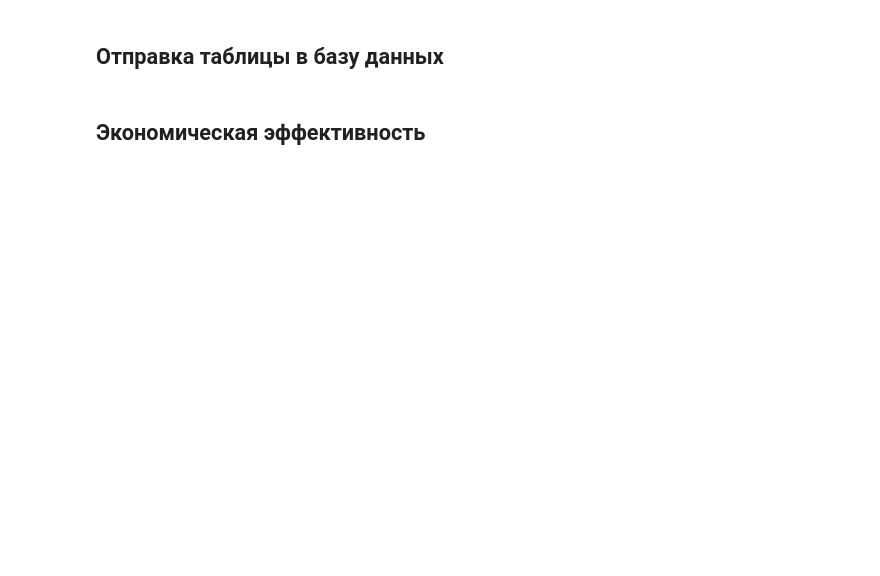
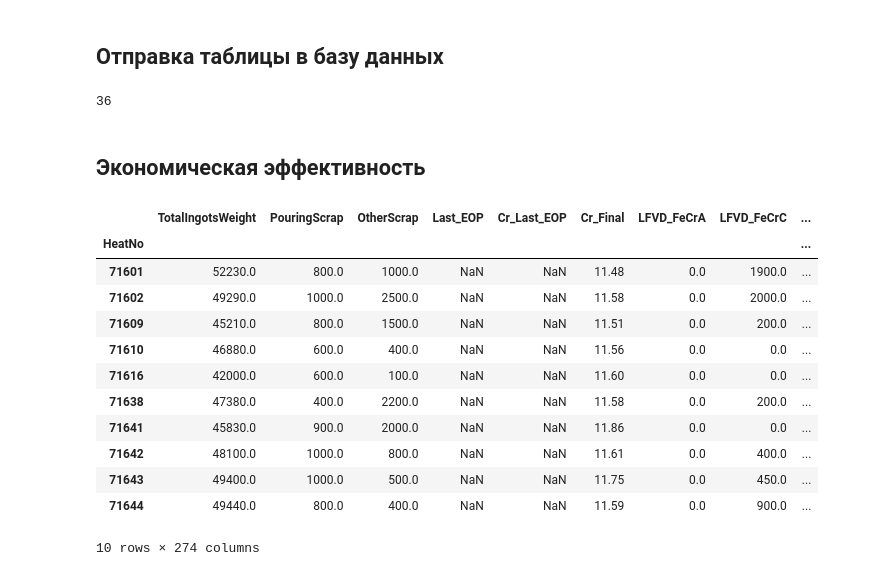
Before and after one commit to AlexSmirno/Learning, a Jupyter notebook: 6 Семестр/Системы реального времени/practice_1.ipynb, the cells around one changed output. Saved outputs shown, nothing was run; the diff lists cells and outputs as text; code cells hidden in the pictures; blank space fills up the shorter version.

```diff
--- a/6 Семестр/Системы реального времени/practice_1.ipynb
+++ b/6 Семестр/Системы реального времени/practice_1.ipynb
@@ -215,8 +232,34 @@ merged_data.columns.tolist()
 # %% [markdown]
 ## Отправка таблицы в базу данных
 # %%
-#engine = create_engine('postgresql+psycopg2://postgres:admin@localhost/real_time_system')
+engine = create_engine('postgresql+psycopg2://postgres:admin@localhost/real_time_system')
 
-#merged_data.to_sql("final_table", engine, if_exists="replace")
+merged_data.to_sql("final_table", engine, if_exists="replace")
+# %% [output]
+36
 # %% [markdown]
 ## Экономическая эффективность
+# %%
+from graphviz import Source
+from sqlalchemy import text
+
+engine = create_engine('postgresql+psycopg2://postgres:admin@localhost/real_time_system')
+
+with engine.begin() as conn:
+    dataset = pd.read_sql_query(text('SELECT * FROM final_table;'), conn, index_col="HeatNo")
+
+dataset.head(10)
+# %% [output]
+|  | TotalIngotsWeight | PouringScrap | OtherScrap | Last_EOP | Cr_Last_EOP | Cr_Final | LFVD_FeCrA | LFVD_FeCrC | ... |
+| HeatNo |  |  |  |  |  |  |  |  | ... |
+| 71601 | 52230.0 | 800.0 | 1000.0 | NaN | NaN | 11.48 | 0.0 | 1900.0 | ... |
+| 71602 | 49290.0 | 1000.0 | 2500.0 | NaN | NaN | 11.58 | 0.0 | 2000.0 | ... |
+| 71609 | 45210.0 | 800.0 | 1500.0 | NaN | NaN | 11.51 | 0.0 | 200.0 | ... |
+| 71610 | 46880.0 | 600.0 | 400.0 | NaN | NaN | 11.56 | 0.0 | 0.0 | ... |
+| 71616 | 42000.0 | 600.0 | 100.0 | NaN | NaN | 11.60 | 0.0 | 0.0 | ... |
+| 71638 | 47380.0 | 400.0 | 2200.0 | NaN | NaN | 11.58 | 0.0 | 200.0 | ... |
+| 71641 | 45830.0 | 900.0 | 2000.0 | NaN | NaN | 11.86 | 0.0 | 0.0 | ... |
+| 71642 | 48100.0 | 1000.0 | 800.0 | NaN | NaN | 11.61 | 0.0 | 400.0 | ... |
+| 71643 | 49400.0 | 1000.0 | 500.0 | NaN | NaN | 11.75 | 0.0 | 450.0 | ... |
+| 71644 | 49440.0 | 800.0 | 400.0 | NaN | NaN | 11.59 | 0.0 | 900.0 | ... |
+10 rows × 274 columns
```
Also changed, not shown: parts of 6 cells of this notebook, 2 other files.
